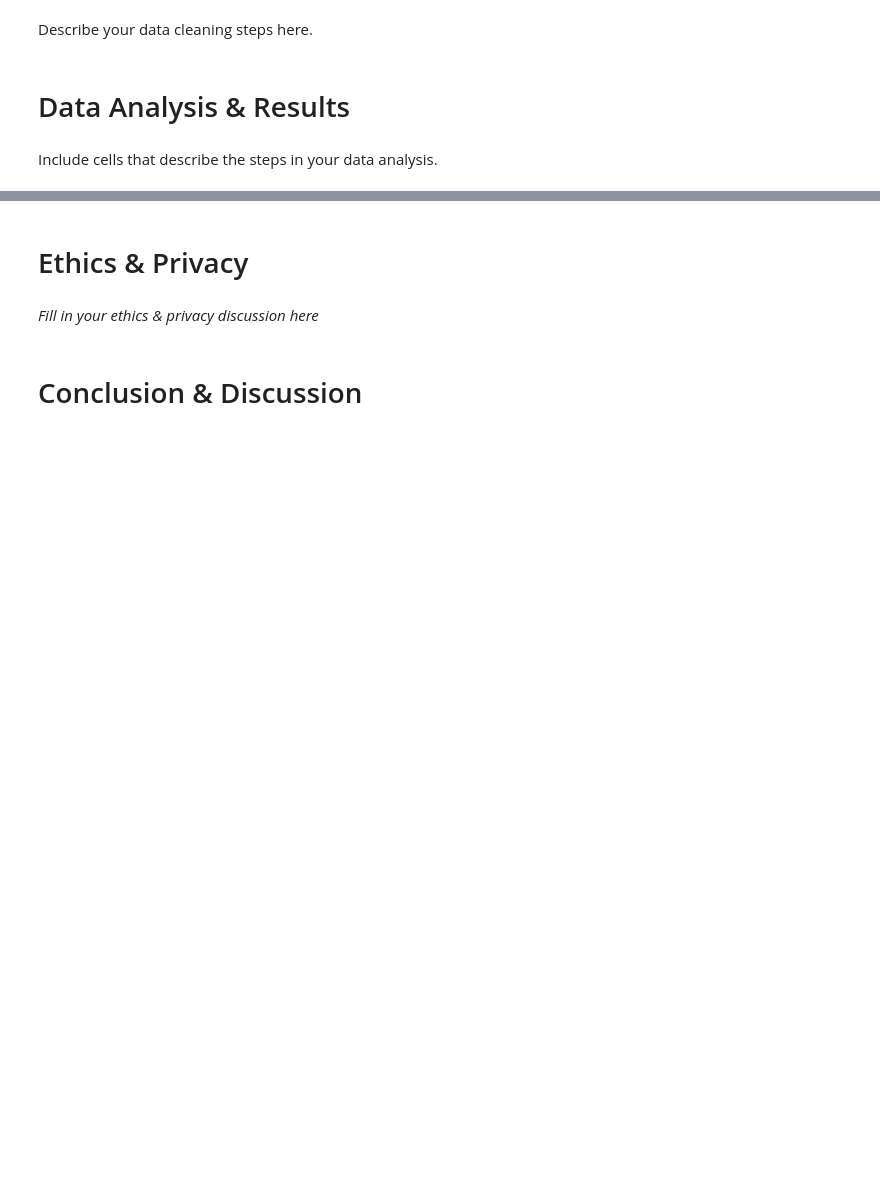
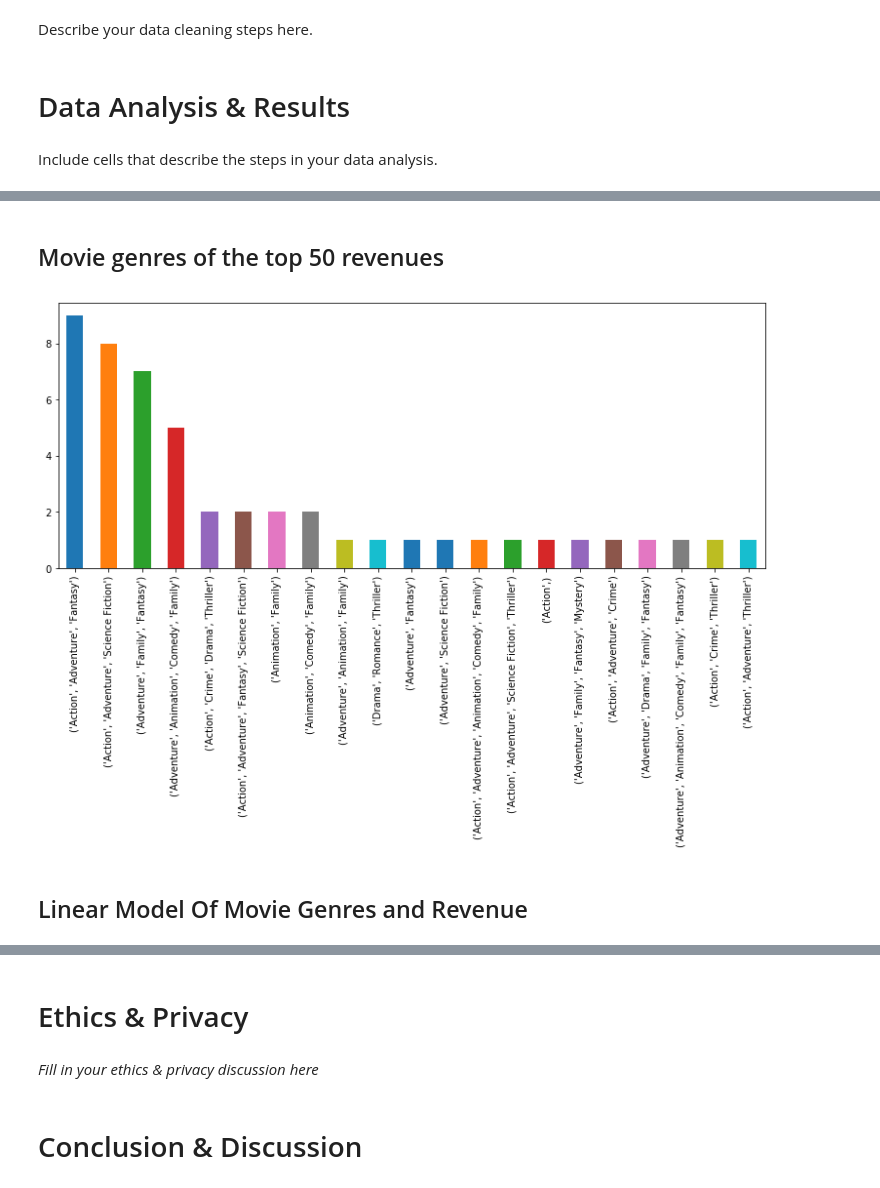
Before and after one commit to COGS108/MyFirstPullRequest, a Jupyter notebook: FinalProject.ipynb, the cells around one changed output, grey strips where cells are left out. Saved outputs shown, nothing was run; the diff lists cells and outputs as text; code cells hidden in the pictures; blank space fills up the shorter version.

```diff
--- a/FinalProject.ipynb
+++ b/FinalProject.ipynb
@@ -67,0 +113,5 @@ Include cells that describe the steps in your data analysis.
+# %%
+df = pd.read_csv('trimmed_data.csv',index_col = 0)
+# %%
+df = df.sort_values(by = ['revenue'],ascending=False)
+df.head(5)
@@ -67,0 +125,9 @@ Include cells that describe the steps in your data analysis.
+# %% [markdown]
+## Movie genres of the top 50 revenues
+# %%
+pd.value_counts(df.head(50)['genres']).plot.bar(figsize = (13, 5))
+f1 = plt.gcf()
+# %% [output]
+[figure, added]
+# %% [markdown]
+## Linear Model Of Movie Genres and Revenue
```
Also changed, not shown: parts of 36 cells of this notebook, 2 other files.
